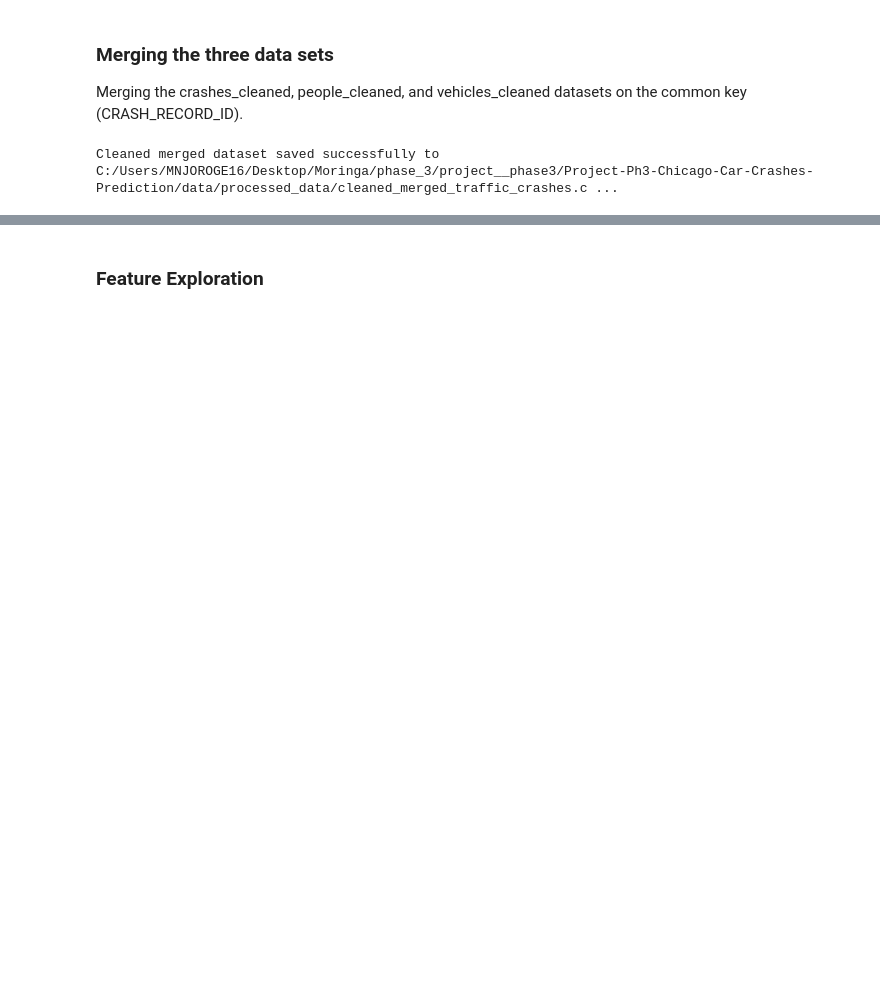
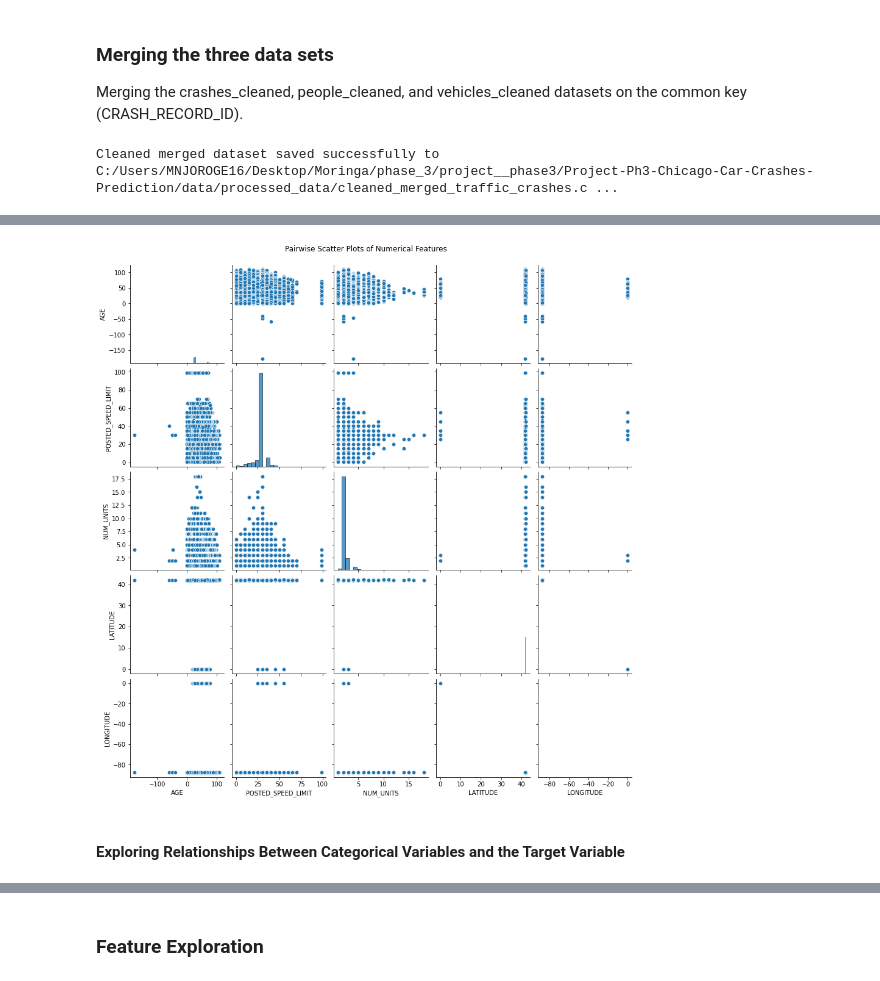
Before and after one commit to Data-Science-Moringa-School/Project-Ph3-Chicago-Car-Crashes-Prediction, a Jupyter notebook: notebooks/01_EDA.ipynb, the cells around one changed output, grey strips where cells are left out. Saved outputs shown, nothing was run; the diff lists cells and outputs as text; code cells hidden in the pictures; blank space fills up the shorter version.

```diff
--- a/notebooks/01_EDA.ipynb
+++ b/notebooks/01_EDA.ipynb
@@ -628,0 +1007,19 @@ VAN/MINI-VAN                                             27633
+# %%
+# Define the save path
+save_path = r'C:\Users\MNJOROGE16\Desktop\Moringa\phase_3\project__phase3\Project-Ph3-Chicago-Car-Crashes-Prediction\visuals\pairwise_scatter_plots.png'
+
+# Pairwise Scatter Plots for Numerical Features
+pair_plot = sns.pairplot(merged_df_final[numerical_features])
+
+# Adjust the title placement if needed
+pair_plot.fig.suptitle('Pairwise Scatter Plots of Numerical Features', y=1.02)
+
+# Save the figure as a PNG file
+pair_plot.savefig(save_path)
+
+# Display the plot
+plt.show()
+# %% [output]
+[figure, added]
+# %% [markdown]
+#### Exploring Relationships Between Categorical Variables and the Target Variable
```
Also changed, not shown: parts of 85 cells of this notebook, 17 other files.
